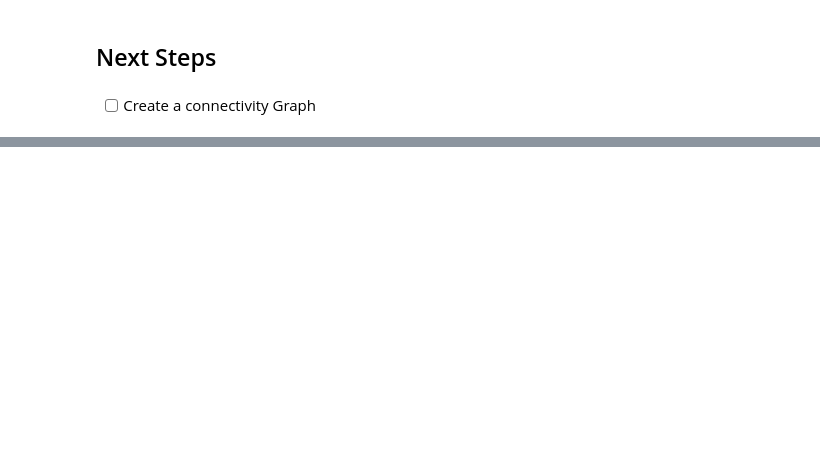
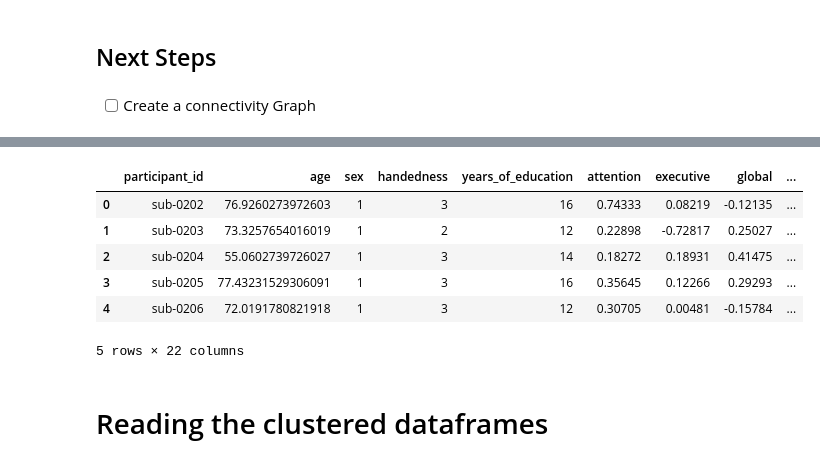
Before and after one commit to efwoods/Parkinsons_Disease_Study, a Jupyter notebook: notebooks/cluster_analysis.ipynb, the cells around one changed output, grey strips where cells are left out. Saved outputs shown, nothing was run; the diff lists cells and outputs as text; code cells hidden in the pictures; blank space fills up the shorter version.

```diff
--- a/notebooks/cluster_analysis.ipynb
+++ b/notebooks/cluster_analysis.ipynb
@@ -1133,0 +1296,10 @@ fALFF_SN_scaled.groupby("Cluster").mean().to_csv("../data/dataframes/fALFF_SN_sc
+# %%
+p_imputed_df.head()
+# %% [output]
+|  | participant_id | age | sex | handedness | years_of_education | attention | executive | global | ... |
+| 0 | sub-0202 | 76.9260273972603 | 1 | 3 | 16 | 0.74333 | 0.08219 | -0.12135 | ... |
+| 1 | sub-0203 | 73.3257654016019 | 1 | 2 | 12 | 0.22898 | -0.72817 | 0.25027 | ... |
+| 2 | sub-0204 | 55.0602739726027 | 1 | 3 | 14 | 0.18272 | 0.18931 | 0.41475 | ... |
+| 3 | sub-0205 | 77.43231529306091 | 1 | 3 | 16 | 0.35645 | 0.12266 | 0.29293 | ... |
+| 4 | sub-0206 | 72.0191780821918 | 1 | 3 | 12 | 0.30705 | 0.00481 | -0.15784 | ... |
+5 rows × 22 columns
@@ -1133,0 +1323,2 @@ fALFF_SN_scaled.groupby("Cluster").mean().to_csv("../data/dataframes/fALFF_SN_sc
+# %% [markdown]
+# Reading the clustered dataframes
```
Also changed, not shown: parts of 40 cells of this notebook, 7 other files.
